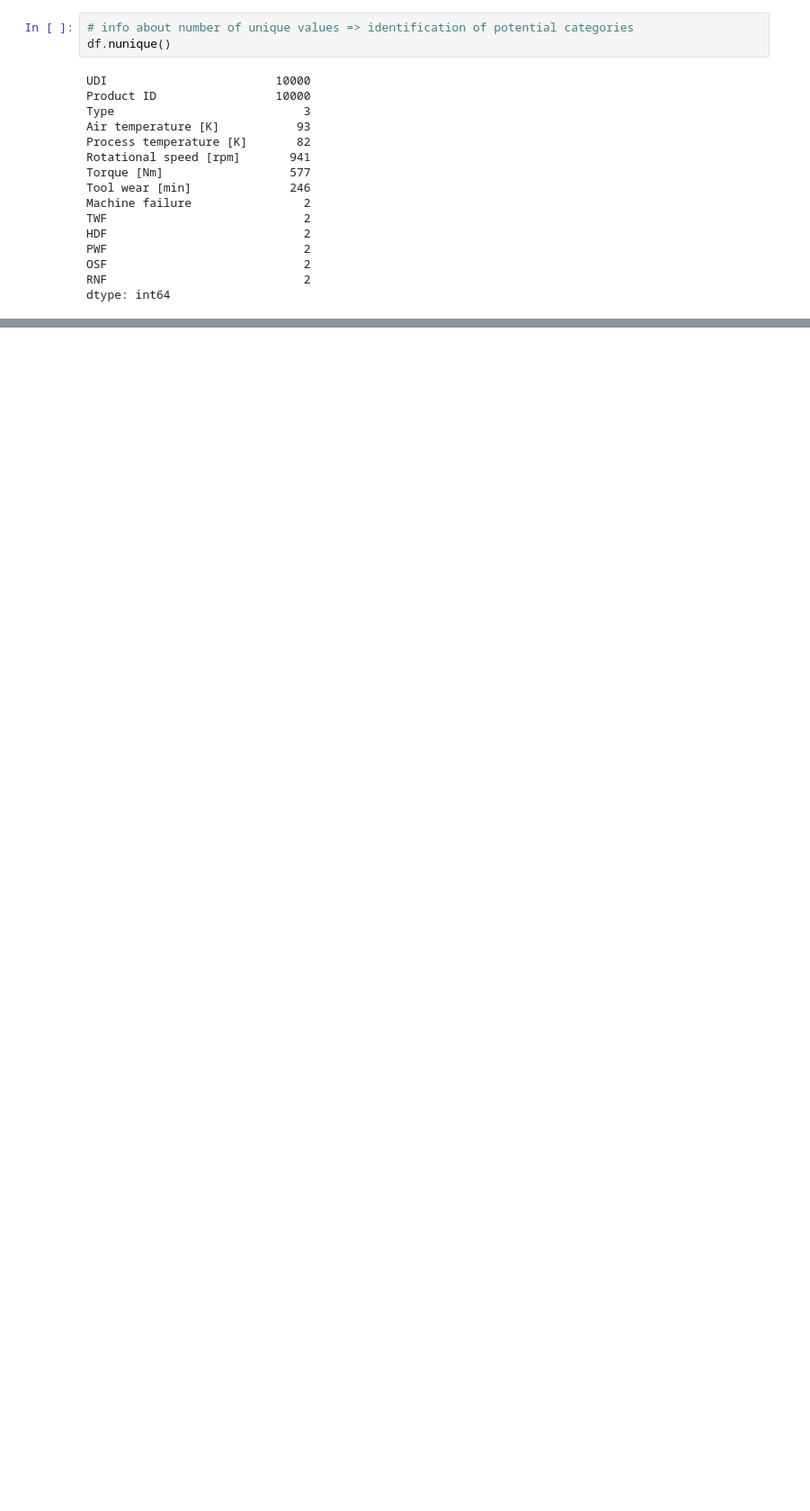
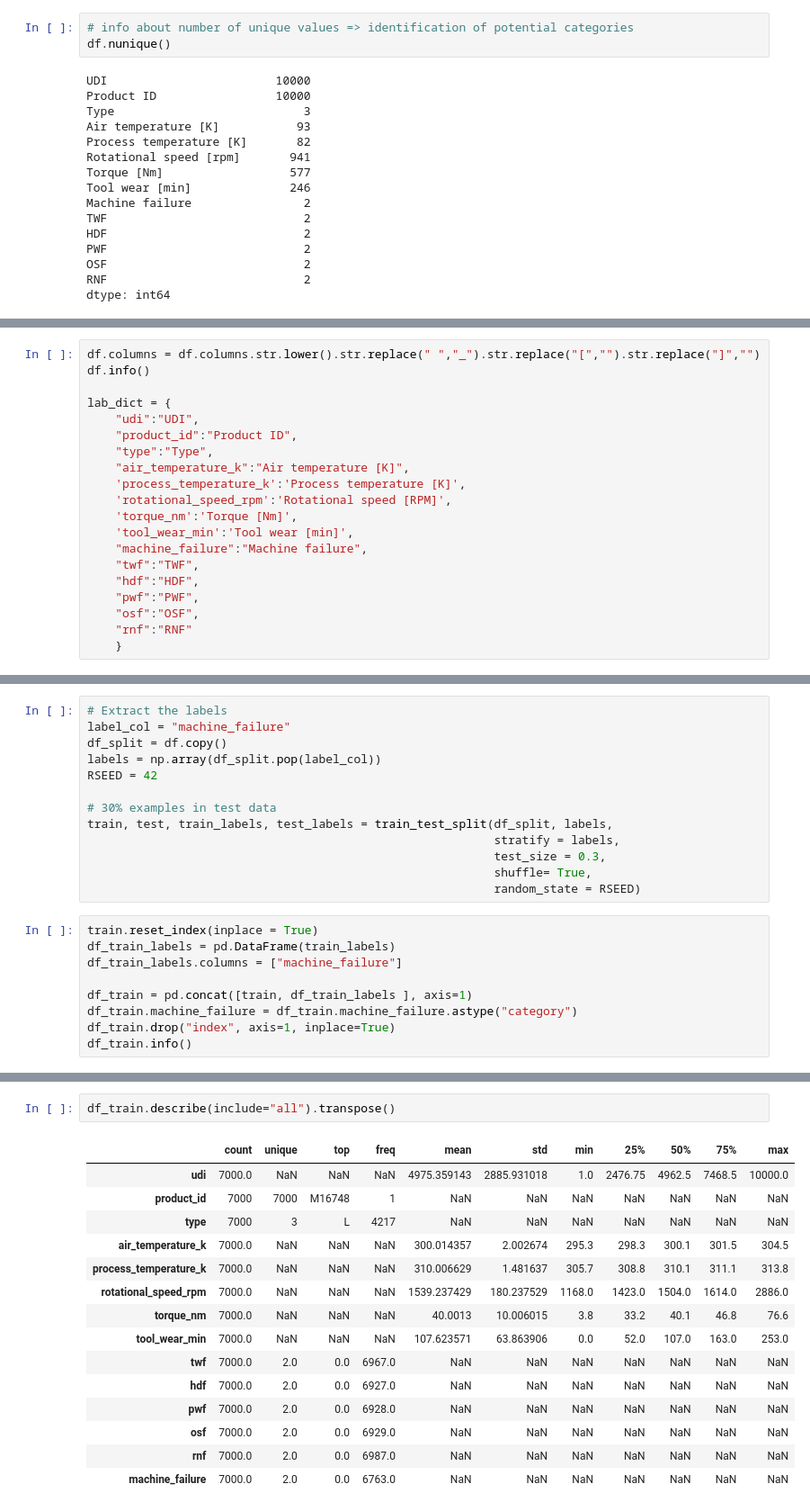
Before and after one commit to yaxintang/capstone_predictive_maintenance, a Jupyter notebook: 01_EDA complete.ipynb, the cells around one changed output, grey strips where cells are left out. Shown at 90% size. Cells and saved outputs as stored; diff of their text form; blank space fills up the shorter version.

```diff
--- a/01_EDA complete.ipynb
+++ b/01_EDA complete.ipynb
@@ -60,0 +132,20 @@ dtype: int64
+# %%
+df.columns = df.columns.str.lower().str.replace(" ","_").str.replace("[","").str.replace("]","")
+df.info()
+
+lab_dict = {
+    "udi":"UDI",
+    "product_id":"Product ID",
+    "type":"Type",
+    "air_temperature_k":"Air temperature [K]",
+    'process_temperature_k':'Process temperature [K]',
+    'rotational_speed_rpm':'Rotational speed [RPM]',
+    'torque_nm':'Torque [Nm]',
+    'tool_wear_min':'Tool wear [min]',
+    "machine_failure":"Machine failure",
+    "twf":"TWF",
+    "hdf":"HDF",
+    "pwf":"PWF",
+    "osf":"OSF",
+    "rnf":"RNF"
+    }
@@ -60,0 +170,22 @@ dtype: int64
+# %%
+# Extract the labels
+label_col = "machine_failure"
+df_split = df.copy()
+labels = np.array(df_split.pop(label_col))
+RSEED = 42
+
+# 30% examples in test data
+train, test, train_labels, test_labels = train_test_split(df_split, labels,
+                                                          stratify = labels,
+                                                          test_size = 0.3,
+                                                          shuffle= True,
+                                                          random_state = RSEED)
+# %%
+train.reset_index(inplace = True)
+df_train_labels = pd.DataFrame(train_labels)
+df_train_labels.columns = ["machine_failure"]
+
+df_train = pd.concat([train, df_train_labels ], axis=1)
+df_train.machine_failure = df_train.machine_failure.astype("category")
+df_train.drop("index", axis=1, inplace=True)
+df_train.info()
@@ -61,3 +210,21 @@ dtype: int64
+# %%
+df_train.describe(include="all").transpose()
+# %% [output]
+|  | count | unique | top | freq | mean | std | min | 25% | 50% | 75% | max |
+| udi | 7000.0 | NaN | NaN | NaN | 4975.359143 | 2885.931018 | 1.0 | 2476.75 | 4962.5 | 7468.5 | 10000.0 |
+| product_id | 7000 | 7000 | M16748 | 1 | NaN | NaN | NaN | NaN | NaN | NaN | NaN |
+| type | 7000 | 3 | L | 4217 | NaN | NaN | NaN | NaN | NaN | NaN | NaN |
+| air_temperature_k | 7000.0 | NaN | NaN | NaN | 300.014357 | 2.002674 | 295.3 | 298.3 | 300.1 | 301.5 | 304.5 |
+| process_temperature_k | 7000.0 | NaN | NaN | NaN | 310.006629 | 1.481637 | 305.7 | 308.8 | 310.1 | 311.1 | 313.8 |
+| rotational_speed_rpm | 7000.0 | NaN | NaN | NaN | 1539.237429 | 180.237529 | 1168.0 | 1423.0 | 1504.0 | 1614.0 | 2886.0 |
+| torque_nm | 7000.0 | NaN | NaN | NaN | 40.0013 | 10.006015 | 3.8 | 33.2 | 40.1 | 46.8 | 76.6 |
+| tool_wear_min | 7000.0 | NaN | NaN | NaN | 107.623571 | 63.863906 | 0.0 | 52.0 | 107.0 | 163.0 | 253.0 |
+| twf | 7000.0 | 2.0 | 0.0 | 6967.0 | NaN | NaN | NaN | NaN | NaN | NaN | NaN |
+| hdf | 7000.0 | 2.0 | 0.0 | 6927.0 | NaN | NaN | NaN | NaN | NaN | NaN | NaN |
+| pwf | 7000.0 | 2.0 | 0.0 | 6928.0 | NaN | NaN | NaN | NaN | NaN | NaN | NaN |
+| osf | 7000.0 | 2.0 | 0.0 | 6929.0 | NaN | NaN | NaN | NaN | NaN | NaN | NaN |
+| rnf | 7000.0 | 2.0 | 0.0 | 6987.0 | NaN | NaN | NaN | NaN | NaN | NaN | NaN |
+| machine_failure | 7000.0 | 2.0 | 0.0 | 6763.0 | NaN | NaN | NaN | NaN | NaN | NaN | NaN |
 # %%
 # matrix showing distribution of null values
 
```
Also changed, not shown: parts of 17 cells of this notebook.
